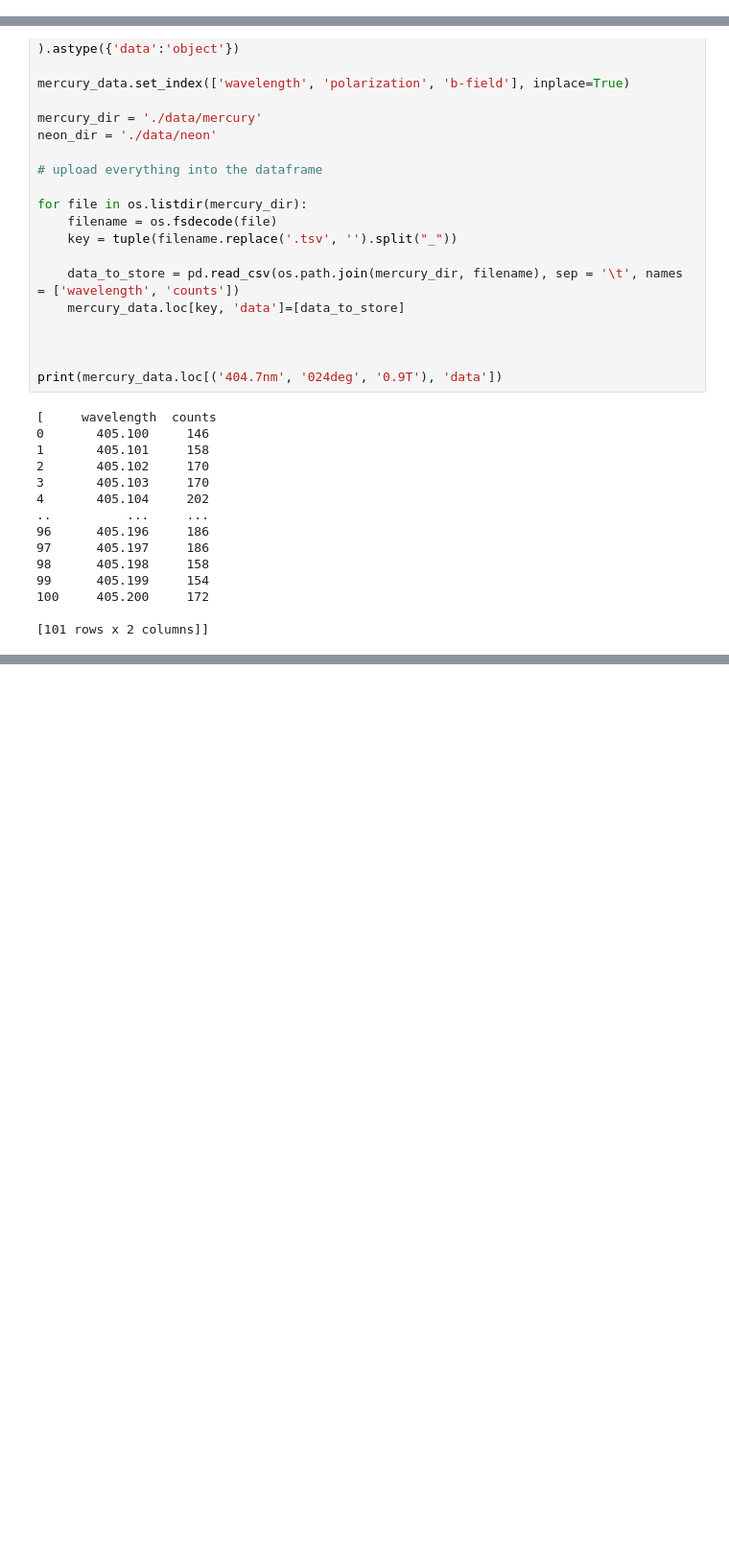
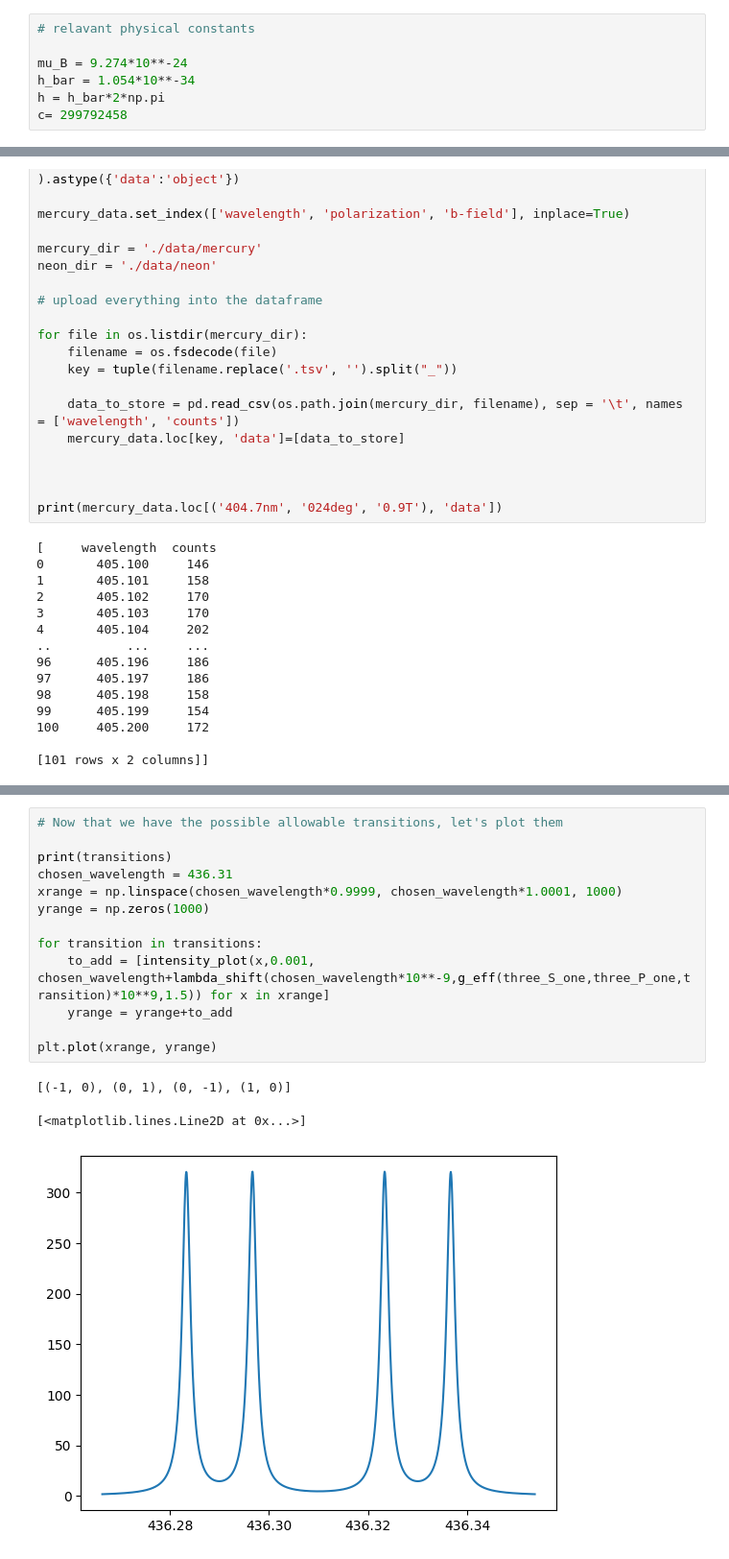
Before and after one commit to ahmedali6395/exp_modern_phys_388, a Jupyter notebook: zeeman_effect/zeeman_data_processing.ipynb, the cells around one changed output, grey strips where cells are left out. Shown at 96% size. Cells and saved outputs as stored; diff of their text form; blank space fills up the shorter version.

```diff
--- a/zeeman_effect/zeeman_data_processing.ipynb
+++ b/zeeman_effect/zeeman_data_processing.ipynb
@@ -5,6 +5,13 @@ import csv
 import pandas as pd
 import scipy as sp
 import os
+# %%
+# relavant physical constants
+
+mu_B = 9.274*10**-24
+h_bar = 1.054*10**-34
+h = h_bar*2*np.pi
+c= 299792458
 # %%
 # import all data
 mercury_data = pd.DataFrame({
@@ -115,0 +196,17 @@ print(np.sqrt(param1[1]))
+# %%
+# Now that we have the possible allowable transitions, let's plot them
+
+print(transitions)
+chosen_wavelength = 436.31
+xrange = np.linspace(chosen_wavelength*0.9999, chosen_wavelength*1.0001, 1000)
+yrange = np.zeros(1000)
+
+for transition in transitions:
+    to_add = [intensity_plot(x,0.001, chosen_wavelength+lambda_shift(chosen_wavelength*10**-9,g_eff(three_S_one,three_P_one,transition)*10**9,1.5)) for x in xrange]
+    yrange = yrange+to_add
+
+plt.plot(xrange, yrange)
+# %% [output]
+[(-1, 0), (0, 1), (0, -1), (1, 0)]
+[<matplotlib.lines.Line2D at 0x...>]
+[figure, added]
```
Also changed, not shown: parts of 9 cells of this notebook, 2 other files.
